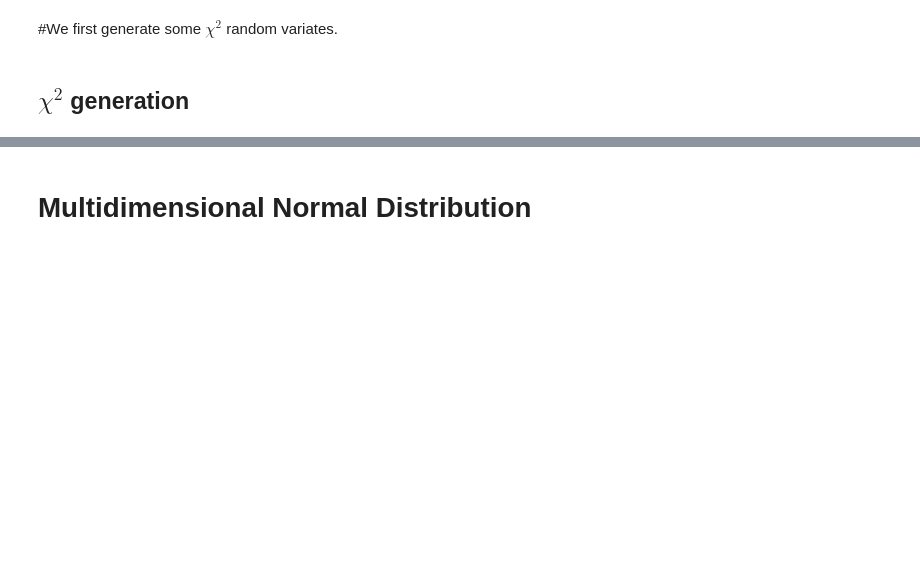
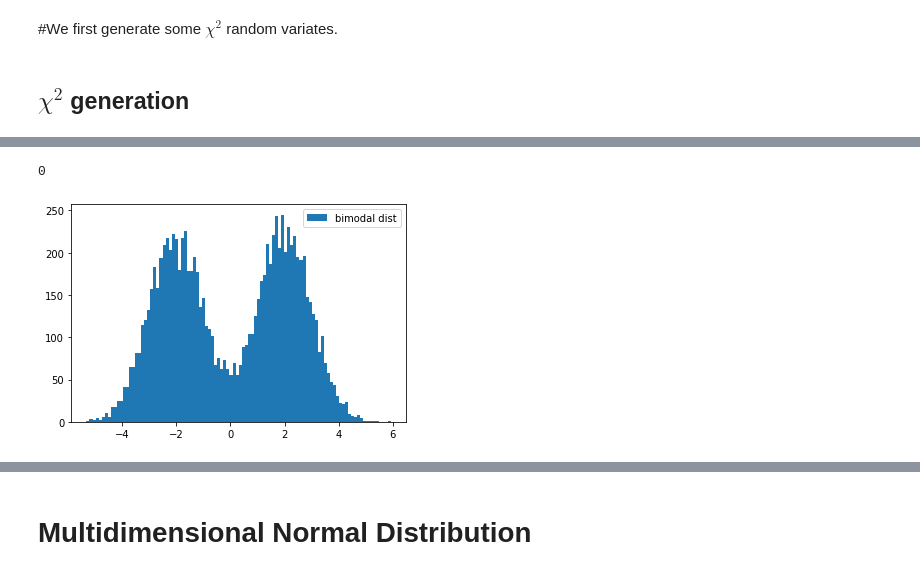
Before and after one commit to y-akbal/Computational_Statistics, a Jupyter notebook: 4/W4a.ipynb, the cells around one changed output, grey strips where cells are left out. Cells and saved outputs as stored; diff of their text form; code cells hidden in the pictures; blank space fills up the shorter version.

```diff
--- a/4/W4a.ipynb
+++ b/4/W4a.ipynb
@@ -14,0 +51,21 @@ import pickle
+# %%
+np.random.choice([0,1]) ### this is the way that we filp a coin (fair)
+# %% [output]
+0
+# %%
+def sample_from_mixture(n:int)->np.ndarray:
+  L = []
+  for i in range(n):
+    flip = np.random.choice([0,1])
+    if flip == 1:
+      L.append(np.random.randn() + 2)
+    else:
+      L.append(np.random.randn() - 2)
+  return np.array(L)
+# %%
+sample = sample_from_mixture(10000)
+plt.hist(sample, label = "bimodal dist", bins = 100)
+plt.legend()
+plt.show()
+# %% [output]
+[figure, added]
```
Also changed, not shown: parts of 28 cells of this notebook, 1 other file.
